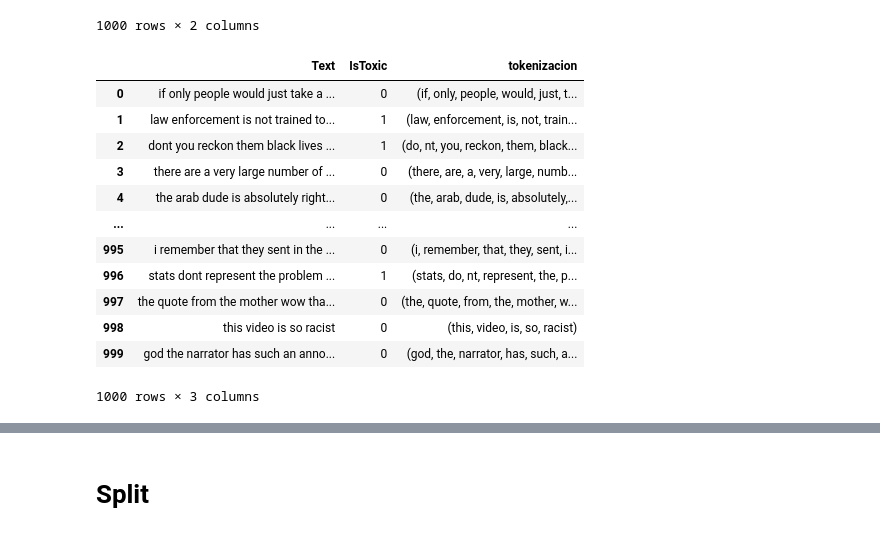
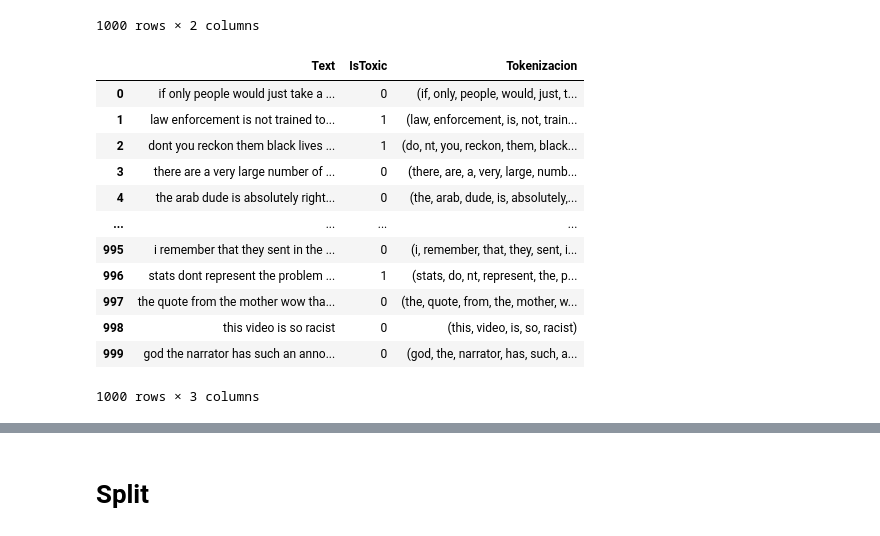
Before and after one commit to Factoria-F5-AI-Bootcamp-1-Edicion/NLP_Verbo, a Jupyter notebook: EDA_Verbo.ipynb, the cells around one changed output, grey strips where cells are left out. Cells and saved outputs as stored; diff of their text form; code cells hidden in the pictures.

```diff
--- a/EDA_Verbo.ipynb
+++ b/EDA_Verbo.ipynb
@@ -241,5 +243,5 @@ def remove_emojis(data_clean):
 # %%
-final_text = text_clean.apply(remove_emojis)
+final_text = text_clean.apply(round1)
 final_text
 # %% [output]
 0      if only people would just take a step back and...
@@ -296,13 +298,11 @@ result
 import spacy
 import en_core_web_sm
 # %%
-
-
 nlp = spacy.load("en_core_web_sm")
-result["tokenizacion"] = final_text.apply(lambda x: nlp.tokenizer(x))
+result["Tokenizacion"]= final_text.apply(lambda x: nlp.tokenizer(x))
 result
 # %% [output]
-|  | Text | IsToxic | tokenizacion |
+|  | Text | IsToxic | Tokenizacion |
 | 0 | if only people would just take a ... | 0 | (if, only, people, would, just, t... |
 | 1 | law enforcement is not trained to... | 1 | (law, enforcement, is, not, train... |
 | 2 | dont you reckon them black lives ... | 1 | (do, nt, you, reckon, them, black... |
```
Also changed, not shown: parts of 40 cells of this notebook.
